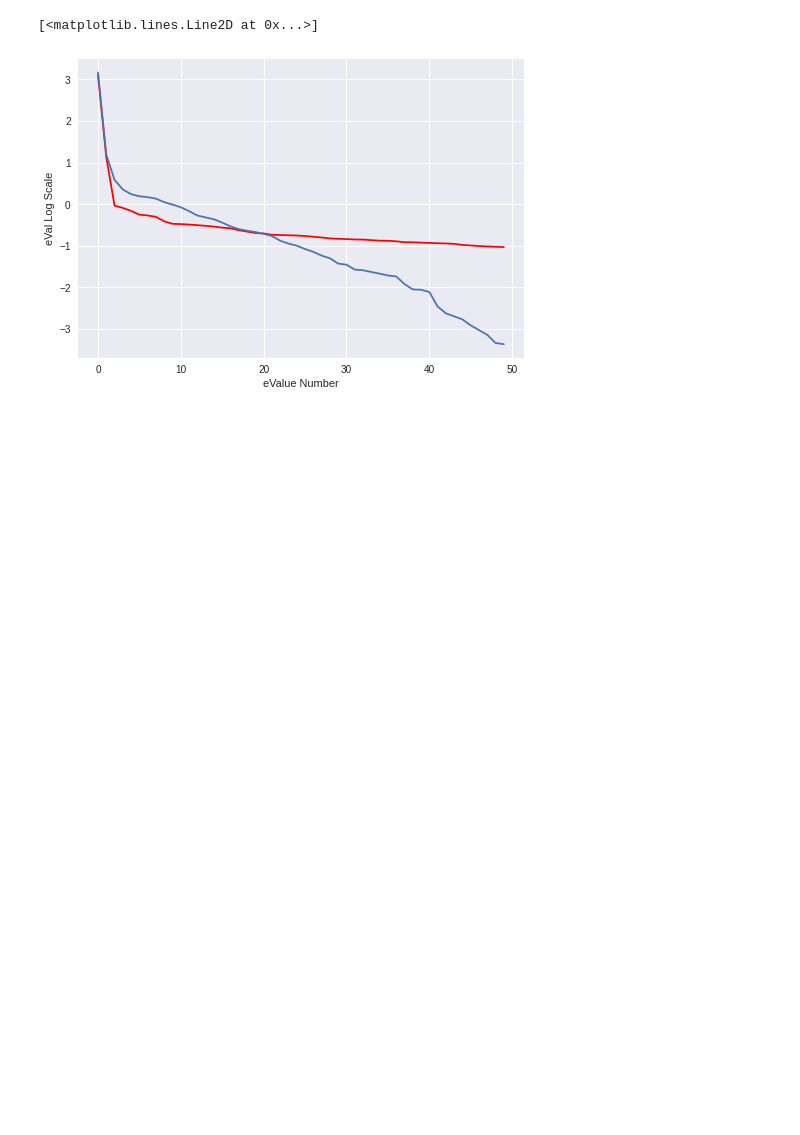
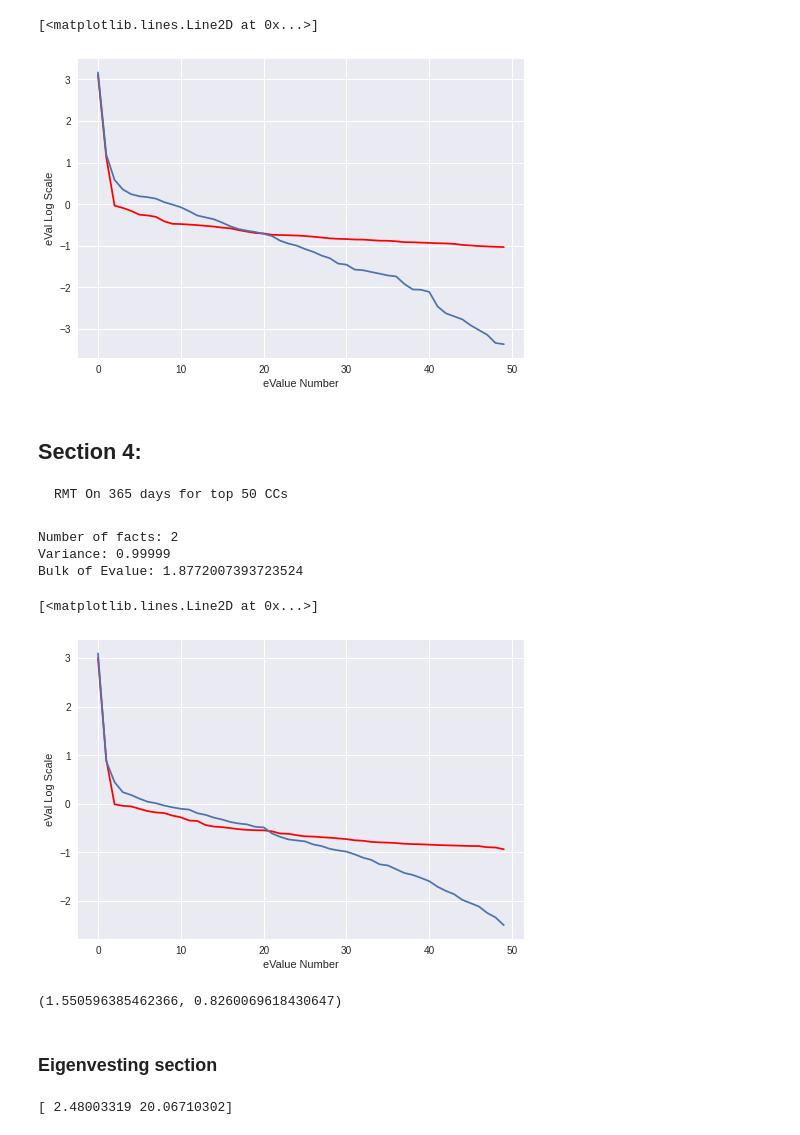
Before and after one commit to harshalchaudhari35/ml_finance, a Jupyter notebook: ml_book.ipynb, the cells around one changed output. Saved outputs shown, nothing was run; the diff lists cells and outputs as text; code cells hidden in the pictures; blank space fills up the shorter version.

```diff
--- a/ml_book.ipynb
+++ b/ml_book.ipynb
@@ -334,3 +375,52 @@ Variance: 0.99999
 Bulk of Evalue: 2.664884414956712
 [<matplotlib.lines.Line2D at 0x...>]
 [figure]
+# %% [markdown]
+## Section 4:
+    RMT On 365 days for top 50 CCs
+# %%
+corr_mat_50_365 = pd.read_csv('Corr_Matrix_Full_Top50CC.csv').iloc[:, 1:]
+# %%
+eVal0,eVec0=getPCA(corr_mat_50_365)
+# set q factor
+q = 7.3 # T/N 365/50
+
+# get bulk of Evalue and Variance
+eMax0, var0=findMaxEval(np.diag(eVal0), q, bWidth=.01)
+# get nFacts
+nFacts0=eVal0.shape[0]-np.diag(eVal0)[::-1].searchsorted(eMax0)
+
+print(f'Number of facts: {nFacts0}')
+print(f'Variance: {var0}')
+print(f'Bulk of Evalue: {eMax0}')
+
+# get denoised correlation matrix
+corr1=denoisedCorr(eVal0,eVec0,nFacts0)
+eVal1,eVec1=getPCA(corr1)
+
+plt.xlabel('eValue Number')
+plt.ylabel('eVal Log Scale')
+plt.plot(np.log(np.diag(eVal1)),color='red') # denoised evalues
+plt.plot(np.log(np.diag(eVal0)))
+# %% [output]
+Number of facts: 2
+Variance: 0.99999
+Bulk of Evalue: 1.8772007393723524
+[<matplotlib.lines.Line2D at 0x...>]
+[figure, added]
+# %%
+findMaxEval(np.diag(eVal1), q, bWidth=.01)
+# %% [output]
+(1.550596385462366, 0.8260069618430647)
+# %% [markdown]
+### Eigenvesting section
+# %%
+# Let's see the eigenvalues larger than the largest theoretical eigenvalue
+# sigma = 1 # The variance for all of the standardized log returns is 1
+# max_theoretical_eval = np.power(sigma*(1 + np.sqrt(1/q)),2)
+
+D, S = np.linalg.eigh(corr1)
+
+print(D[D > 1.8772007393723524])
+# %% [output]
+[ 2.48003319 20.06710302]
```
Also changed, not shown: parts of 7 cells of this notebook, 5 other files.
